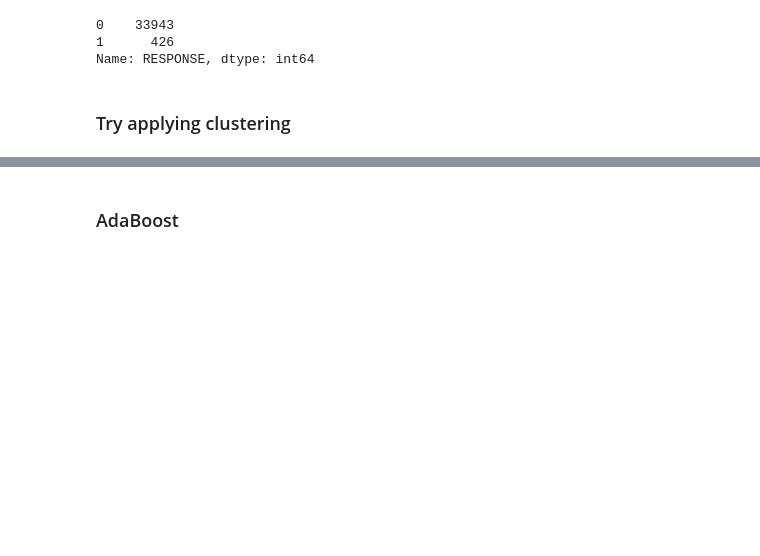
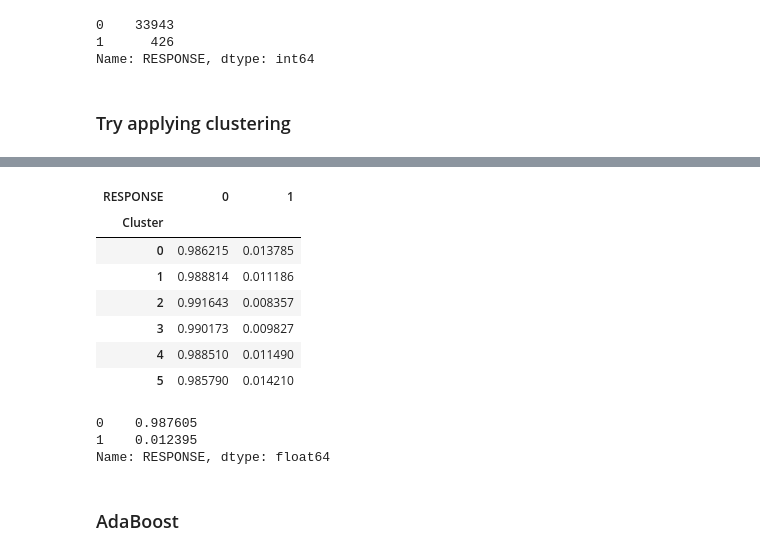
Before and after one commit to mkeisenbach/arvato, a Jupyter notebook: Supervised Learning Model.ipynb, the cells around one changed output, grey strips where cells are left out. Drawn from its saved outputs; the diff is of its cells as text; code cells hidden in the pictures; blank space fills up the shorter version.

Commit message:
feat: add table of percent response by cluster

```diff
--- a/Supervised Learning Model.ipynb
+++ b/Supervised Learning Model.ipynb
@@ -160,3 +160,21 @@ counts.plot.bar(stacked=True);
+# %%
+p_response = counts.apply(lambda x: x/X_combined.Cluster.value_counts().sort_index())
+p_response
+# %% [output]
+| RESPONSE | 0 | 1 |
+| Cluster |  |  |
+| 0 | 0.986215 | 0.013785 |
+| 1 | 0.988814 | 0.011186 |
+| 2 | 0.991643 | 0.008357 |
+| 3 | 0.990173 | 0.009827 |
+| 4 | 0.988510 | 0.011490 |
+| 5 | 0.985790 | 0.014210 |
+# %%
+X_combined.RESPONSE.value_counts() / X_combined.shape[0]
+# %% [output]
+0    0.987605
+1    0.012395
+Name: RESPONSE, dtype: float64
 # %% [markdown]
 ### AdaBoost
 # %%
```
Also changed, not shown: parts of 6 cells of this notebook.
